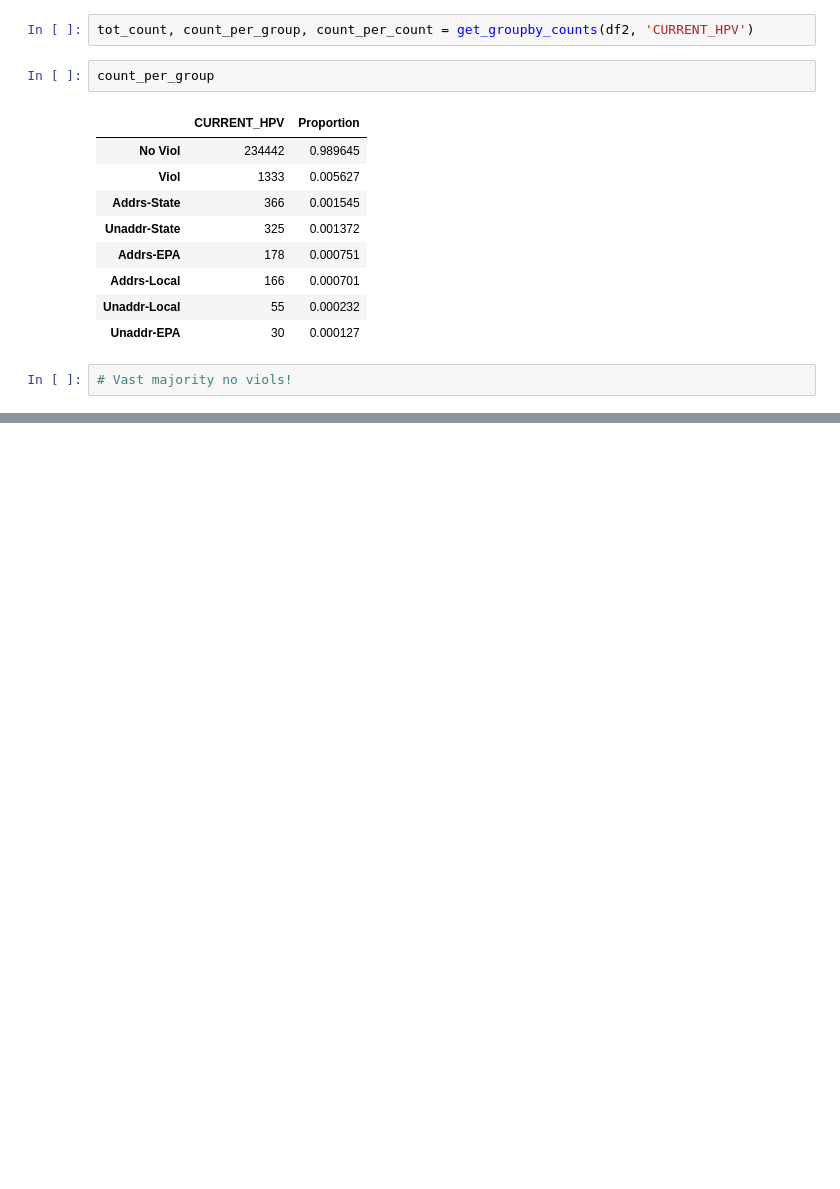
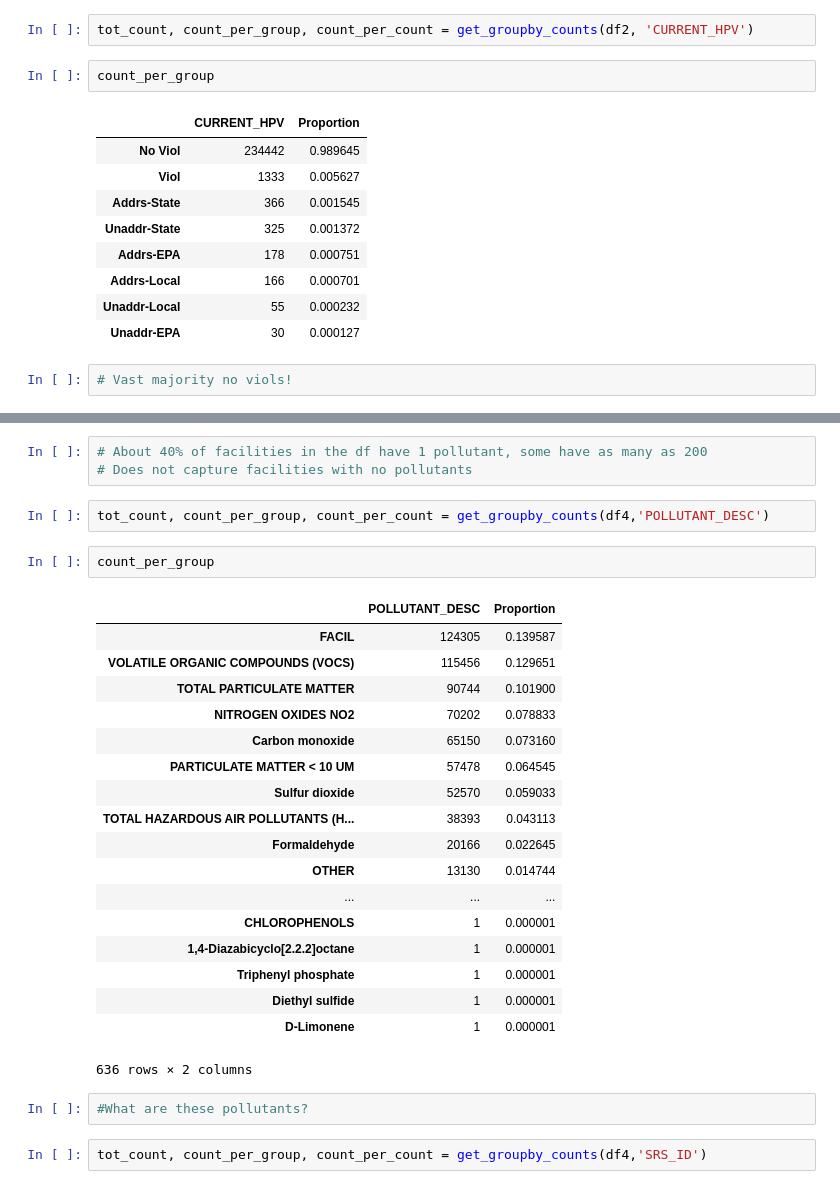
Before and after one commit to Aycrazy/ML_Project, a Jupyter notebook: AirDataExplore.ipynb, the cells around one changed output, grey strips where cells are left out. Cells and saved outputs as stored; diff of their text form; blank space fills up the shorter version.

```diff
--- a/AirDataExplore.ipynb
+++ b/AirDataExplore.ipynb
@@ -231,0 +263,30 @@ count_per_group
+# %%
+# About 40% of facilities in the df have 1 pollutant, some have as many as 200
+# Does not capture facilities with no pollutants
+# %%
+tot_count, count_per_group, count_per_count = get_groupby_counts(df4,'POLLUTANT_DESC')
+# %%
+count_per_group
+# %% [output]
+|  | POLLUTANT_DESC | Proportion |
+| FACIL | 124305 | 0.139587 |
+| VOLATILE ORGANIC COMPOUNDS (VOCS) | 115456 | 0.129651 |
+| TOTAL PARTICULATE MATTER | 90744 | 0.101900 |
+| NITROGEN OXIDES NO2 | 70202 | 0.078833 |
+| Carbon monoxide | 65150 | 0.073160 |
+| PARTICULATE MATTER < 10 UM | 57478 | 0.064545 |
+| Sulfur dioxide | 52570 | 0.059033 |
+| TOTAL HAZARDOUS AIR POLLUTANTS (H... | 38393 | 0.043113 |
+| Formaldehyde | 20166 | 0.022645 |
+| OTHER | 13130 | 0.014744 |
+| ... | ... | ... |
+| CHLOROPHENOLS | 1 | 0.000001 |
+| 1,4-Diazabicyclo[2.2.2]octane | 1 | 0.000001 |
+| Triphenyl phosphate | 1 | 0.000001 |
+| Diethyl sulfide | 1 | 0.000001 |
+| D-Limonene | 1 | 0.000001 |
+636 rows × 2 columns
+# %%
+#What are these pollutants?
+# %%
+tot_count, count_per_group, count_per_count = get_groupby_counts(df4,'SRS_ID')
```
Also changed, not shown: parts of 111 cells of this notebook.
